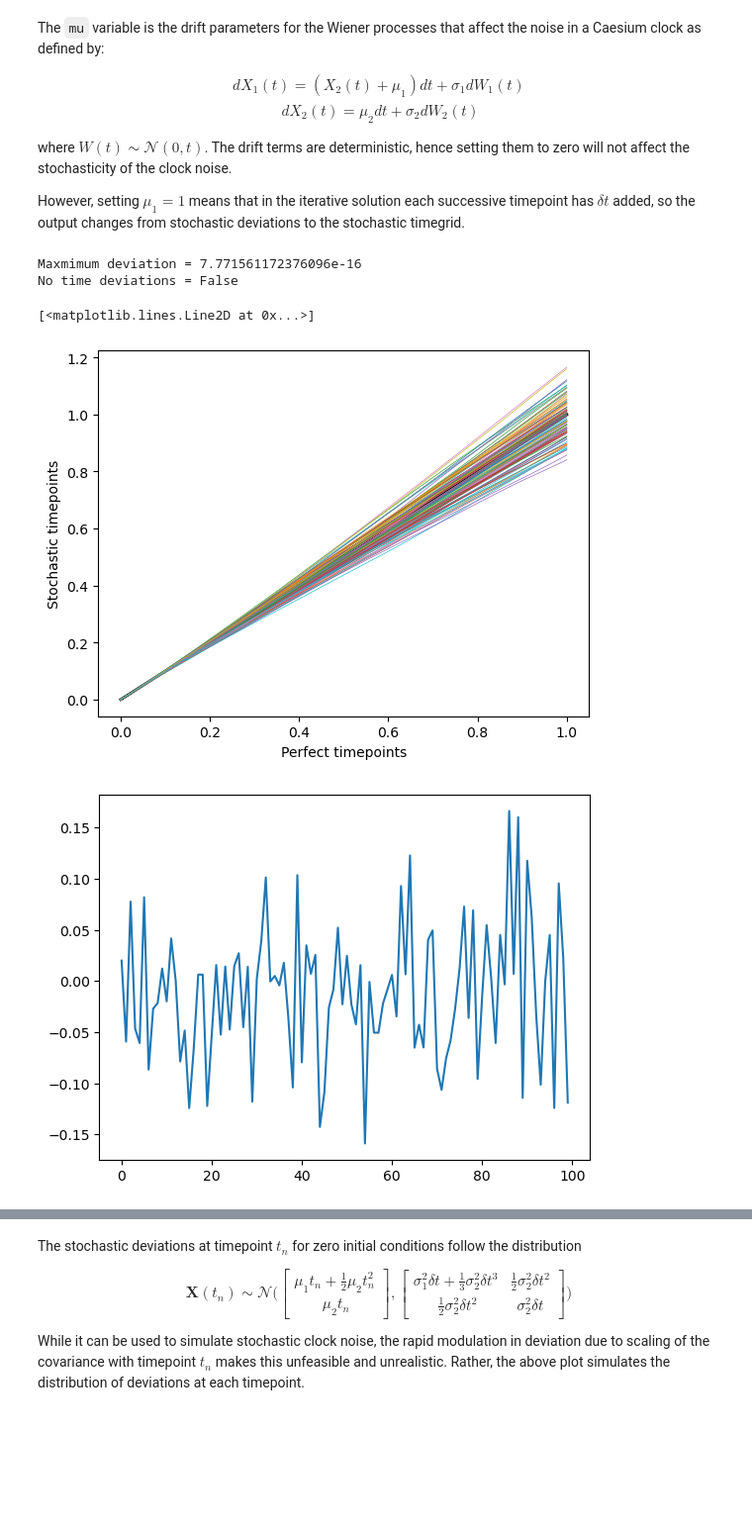
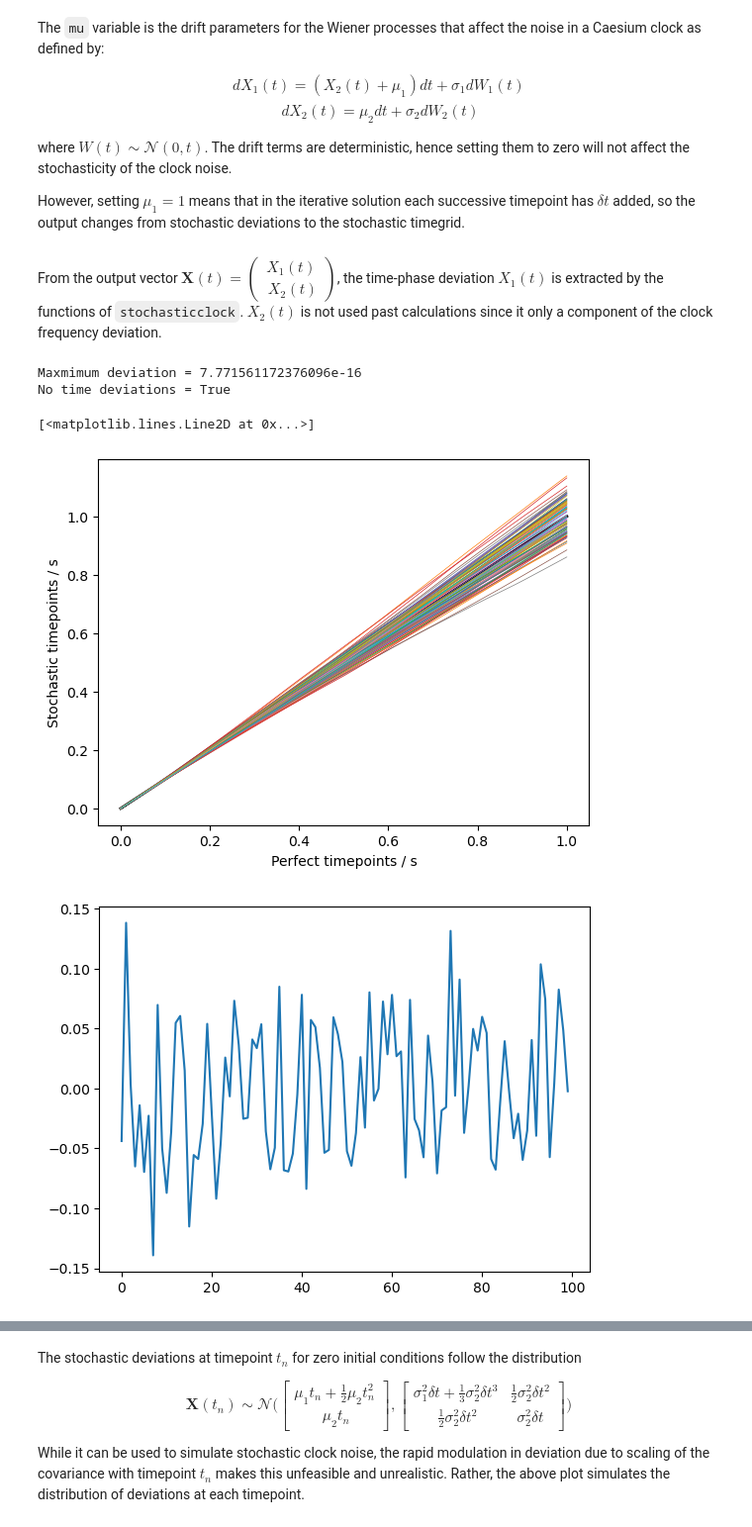
Before and after one commit to Mitrxs/Stochastic-clock, a Jupyter notebook: example/example_walkthrough.ipynb, the cells around one changed output, grey strips where cells are left out. Shown at 99% size. Cells and saved outputs as stored; diff of their text form; code cells hidden in the pictures; blank space fills up the shorter version.

```diff
--- a/example/example_walkthrough.ipynb
+++ b/example/example_walkthrough.ipynb
@@ -31,6 +31,10 @@ zero will not affect the stochasticity of the clock noise.
 However, setting $\mu_1 = 1$ means that in the iterative solution each successive timepoint has
 $\delta t$ added, so the output changes from stochastic deviations to the stochastic
 timegrid.
+# %% [markdown]
+From the output vector $\mathbf{X}(t) = \begin{pmatrix}X_1(t) \\\ X_2(t) \end{pmatrix}$, the
+time-phase deviation $X_1(t)$ is extracted by the functions of `stochasticclock`. $X_2(t)$
+is not used past calculations since it only a component of the clock frequency deviation.
 # %%
 #Perfect clock
 sigma_perfect = np.array([0, 0]) #No stochastic noise
@@ -45,40 +49,40 @@ deviation = timegrid['deviation']
 
 max_deviation = np.max(np.abs(t_perfect-t_stochastic))
 print(f'Maxmimum deviation = {max_deviation}')
-#A perfect clock should have no deviations
-print(f'No time deviations = {np.all(deviation == 0)}')
+#A perfect clock should have no deviations (accounting for machine error)
+print(f'No time deviations = {np.all(deviation < np.finfo(deviation.dtype).eps)}')
 # %% [output]
 Maxmimum deviation = 7.771561172376096e-16
-No time deviations = False
+No time deviations = True
 # %%
 #Stochasticity
 sigma = np.array([0, 0.1])
 
 #Plot figures
 fig1, ax1 = plt.subplots()
 fig2, ax2 = plt.subplots()
 timegrid_length = []
 
 #Plot for a perfect clock
 ax1.plot(timegrid['perfect'], timegrid['perfect'], c='k', lw=2)
 
 for _ in range(100):
     timegrid = stochastic_clock(tp=tp, N=N, X0=X0, mu=mu, sigma=sigma)
     t_perfect = timegrid['perfect']
     t_stochastic = timegrid['stochastic']
     #The difference in total time between the two timegrids
     timegrid_length.append(t_stochastic[-1] - t_perfect[-1])
 
     #Plot the stochastic timegrid against the perfect timegrid
     ax1.plot(t_perfect, t_stochastic, lw=0.5)
-    ax1.set_xlabel('Perfect timepoints')
-    ax1.set_ylabel('Stochastic timepoints')
+    ax1.set_xlabel('Perfect timepoints / s')
+    ax1.set_ylabel('Stochastic timepoints / s')
 
 ax2.plot(timegrid_length)
 # %% [output]
 [<matplotlib.lines.Line2D at 0x...>]
-[figure, old version]
+[figure, new version]
-[figure, old version]
+[figure, new version]
 # %%
 #Stochasticity - divergence of timegrids
 sigma = np.array([0, 0.1])
```
Also changed, not shown: parts of 5 cells of this notebook, 3 other files.
